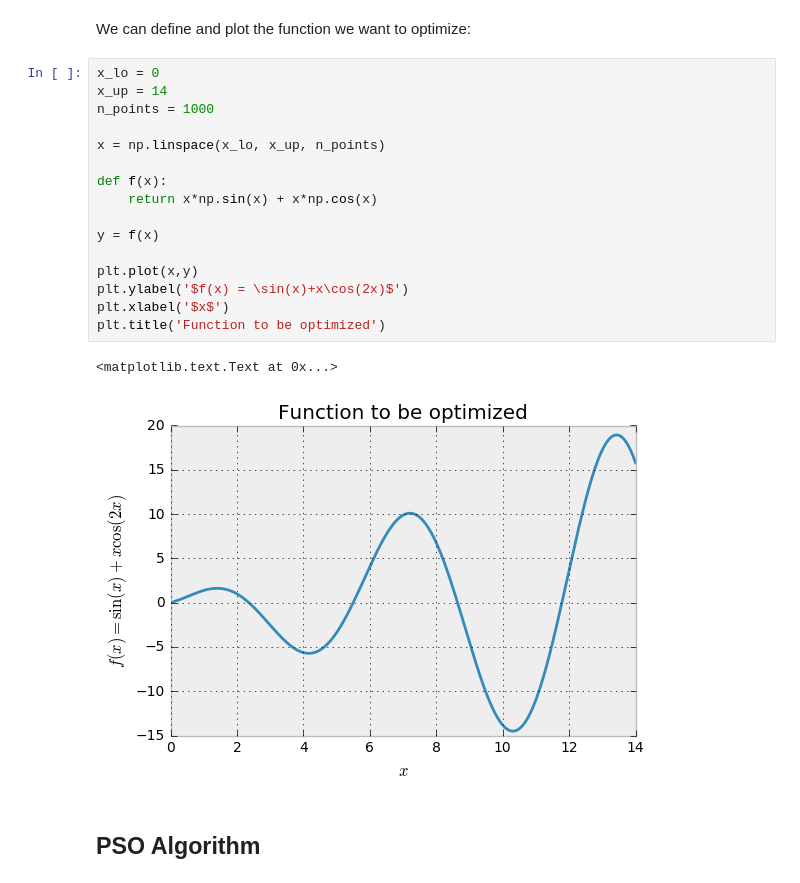
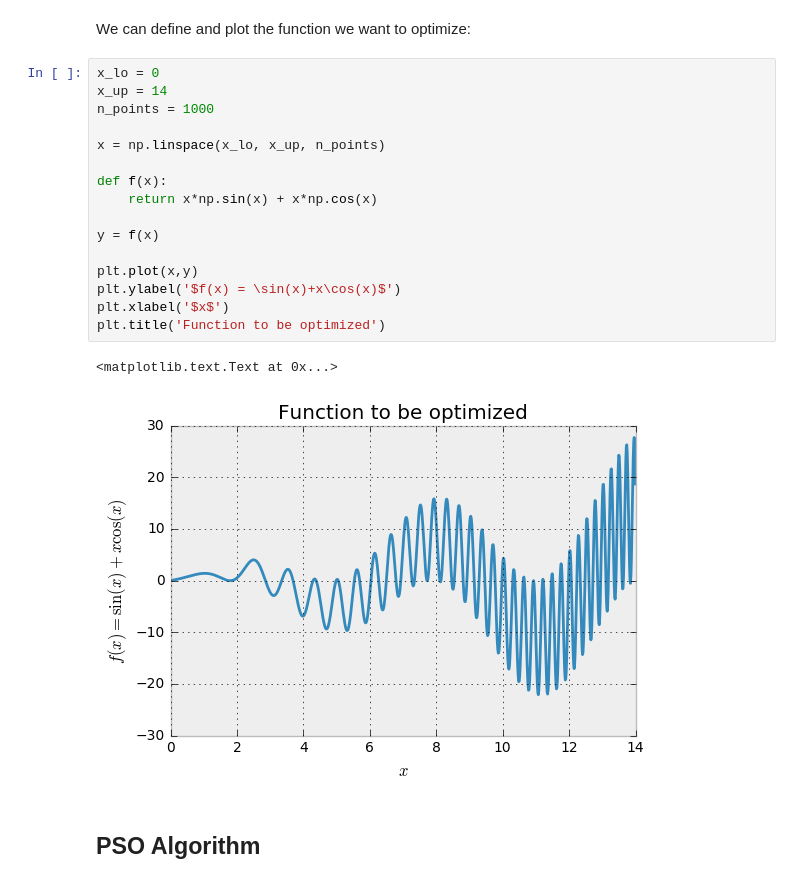
Before and after one commit to CAChemE/stochastic-optimization, a Jupyter notebook: PSO/1D/1D-Python-PSO-algorithm-viz.ipynb, the cells around one changed output. Saved outputs shown, nothing was run; the diff lists cells and outputs as text.

```diff
--- a/PSO/1D/1D-Python-PSO-algorithm-viz.ipynb
+++ b/PSO/1D/1D-Python-PSO-algorithm-viz.ipynb
@@ -19,22 +19,22 @@ We can define and plot the function we want to optimize:
 # %%
 x_lo = 0
 x_up = 14
 n_points = 1000
 
 x = np.linspace(x_lo, x_up, n_points)
 
 def f(x):
     return x*np.sin(x) + x*np.cos(x)
 
 y = f(x)
 
 plt.plot(x,y)
-plt.ylabel('$f(x) = \sin(x)+x\cos(2x)$')
+plt.ylabel('$f(x) = \sin(x)+x\cos(x)$')
 plt.xlabel('$x$')
 plt.title('Function to be optimized')
 # %% [output]
 <matplotlib.text.Text at 0x...>
-[figure, old version]
+[figure, new version]
 # %% [markdown]
 ## PSO Algorithm
 # %%
```
Also changed, not shown: parts of 3 cells of this notebook, 2 other files.
